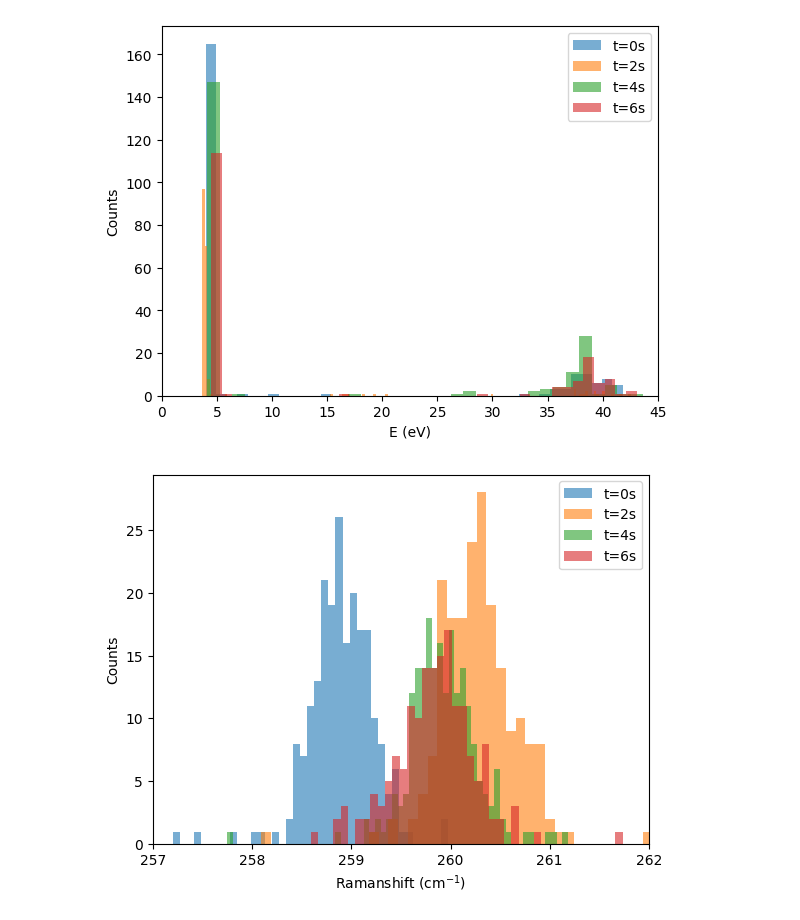
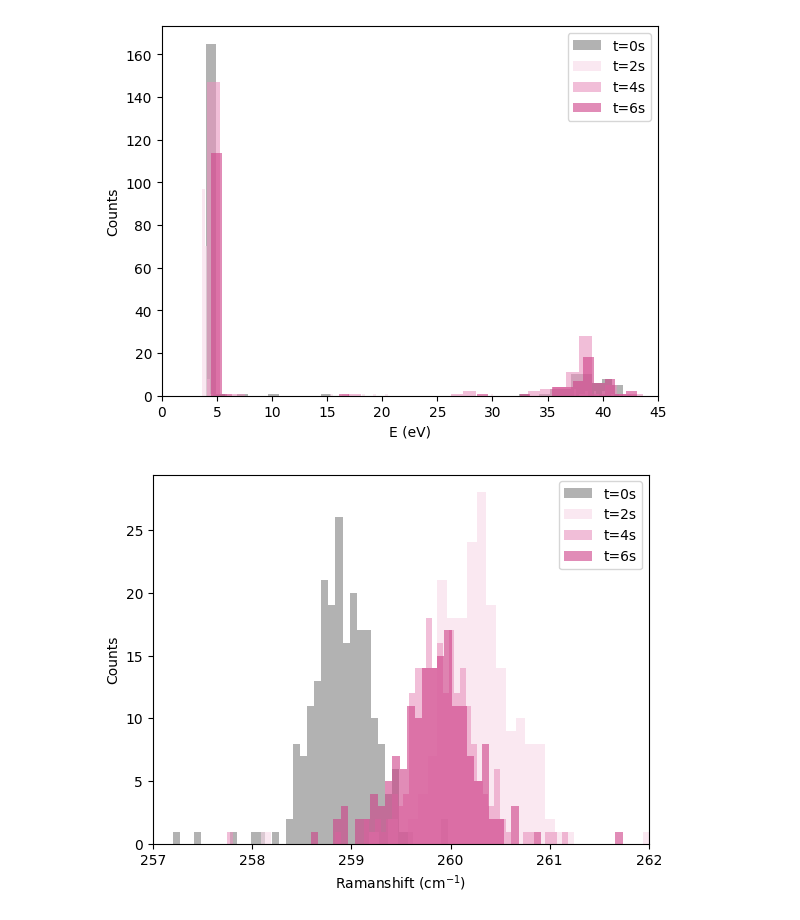
Before and after one commit to weronika-coder/praca_inzynierska, a Jupyter notebook: analiza/próbka1/analiza.ipynb, the cells around one changed output. Saved outputs shown, nothing was run; the diff lists cells and outputs as text; code cells hidden in the pictures.

```diff
--- a/analiza/próbka1/analiza.ipynb
+++ b/analiza/próbka1/analiza.ipynb
@@ -65,10 +85,10 @@ centers_Raman_E_8s, fwhms_Raman_E_8s, intensities_Raman_E_8s =fitLorentz((rs_Ram
 # %%
-#dopasowanie A
-centers_Raman_A_0s, fwhms_Raman_A_0s, intensities_Raman_A_0s = lorentz2map(rs_Raman_0s, I_Raman_0s, xmin=255, xmax=265)
-centers_Raman_A_2s, fwhms_Raman_A_2s, intensities_Raman_A_2s = lorentz2map(rs_Raman_2s, I_Raman_2s, xmin=255, xmax=265)
-centers_Raman_A_4s, fwhms_Raman_A_4s, intensities_Raman_A_4s = lorentz2map(rs_Raman_4s, I_Raman_4s, xmin=255, xmax=265)
-centers_Raman_A_6s, fwhms_Raman_A_6s, intensities_Raman_A_6s = lorentz2map(rs_Raman_6s, I_Raman_6s,xmin=255, xmax=265)
+#dopasowanie piku 2LA(M)
+centers_Raman_LA_0s, fwhms_Raman_LA_0s, intensities_Raman_LA_0s = lorentz2map(rs_Raman_0s, I_Raman_0s, xmin=255, xmax=265)
+centers_Raman_LA_2s, fwhms_Raman_LA_2s, intensities_Raman_LA_2s = lorentz2map(rs_Raman_2s, I_Raman_2s, xmin=255, xmax=265)
+centers_Raman_LA_4s, fwhms_Raman_LA_4s, intensities_Raman_LA_4s = lorentz2map(rs_Raman_4s, I_Raman_4s, xmin=255, xmax=265)
+centers_Raman_LA_6s, fwhms_Raman_LA_6s, intensities_Raman_LA_6s = lorentz2map(rs_Raman_6s, I_Raman_6s,xmin=255, xmax=265)
 
-centers_Raman_A_8s, fwhms_Raman_A_8s, intensities_Raman_A_8s =fitLorentz((rs_Raman_8s, I_Raman_8s,255,265))
+centers_Raman_LA_8s, fwhms_Raman_LA_8s, intensities_Raman_LA_8s =fitLorentz((rs_Raman_8s, I_Raman_8s,255,265))
 # %%
 #histogramy pozycji piku PL
@@ -140,27 +157,27 @@ plt.savefig(sciezka/'histogram_intensywnosci_Raman_E.png')
 # %%
-#histogramy fwhm piku Raman E
-plt.hist(fwhms_Raman_E_0s, bins=40, label="t=0s", alpha=0.6)
-plt.hist(fwhms_Raman_E_2s, bins=150, label="t=2s", alpha=0.6)
-plt.hist(fwhms_Raman_E_4s, bins=40, label="t=4s", alpha=0.6)
-plt.hist(fwhms_Raman_E_6s, bins=40, label="t=6s", alpha=0.6)
+#histogramy fwhm piku Raman E i A
+plt.hist(fwhms_Raman_EA_0s, bins=40, label="t=0s", alpha=0.6, color='gray')
+plt.hist(fwhms_Raman_EA_2s, bins=150, label="t=2s", alpha=0.6,color='#F7D9E8')
+plt.hist(fwhms_Raman_EA_4s, bins=40, label="t=4s", alpha=0.6,color='#E993BE')
+plt.hist(fwhms_Raman_EA_6s, bins=40, label="t=6s", alpha=0.6,color="#CE4087")
 plt.xlabel(r"E (eV)")
 plt.ylabel("Counts")
 plt.legend()
 plt.xlim(0,45)
-plt.savefig(sciezka/'histogram_fwhm_Raman_E.png')
+plt.savefig(sciezka/'histogram_fwhm_Raman_EA.png')
 # %% [output]
-[figure, old version]
+[figure, new version]
 # %%
-#histogramy pozycji piku Raman A
-plt.hist(centers_Raman_A_0s, bins=70, label="t=0s", alpha=0.6)
-plt.hist(centers_Raman_A_2s, bins=70, label="t=2s", alpha=0.6)
-plt.hist(centers_Raman_A_4s, bins=60, label="t=4s", alpha=0.6)
-plt.hist(centers_Raman_A_6s, bins=90, label="t=6s", alpha=0.6)
+#histogramy pozycji piku Raman 2LA(M)
+plt.hist(centers_Raman_LA_0s, bins=70, label="t=0s", alpha=0.6, color='gray')
+plt.hist(centers_Raman_LA_2s, bins=70, label="t=2s", alpha=0.6,color='#F7D9E8')
+plt.hist(centers_Raman_LA_4s, bins=60, label="t=4s", alpha=0.6,color='#E993BE')
+plt.hist(centers_Raman_LA_6s, bins=90, label="t=6s", alpha=0.6,color="#CE4087")
 plt.xlabel(r"Ramanshift (cm$^{-1}$)")
 plt.ylabel("Counts")
 plt.legend()
 plt.xlim(257,262)
-plt.savefig(sciezka/'histogram_pozycji_Raman_A.png')
+plt.savefig(sciezka/'histogram_pozycji_Raman_LA.png')
 # %% [output]
-[figure, old version]
+[figure, new version]
 # %%
```
Also changed, not shown: parts of 22 cells of this notebook, 32 other files.
